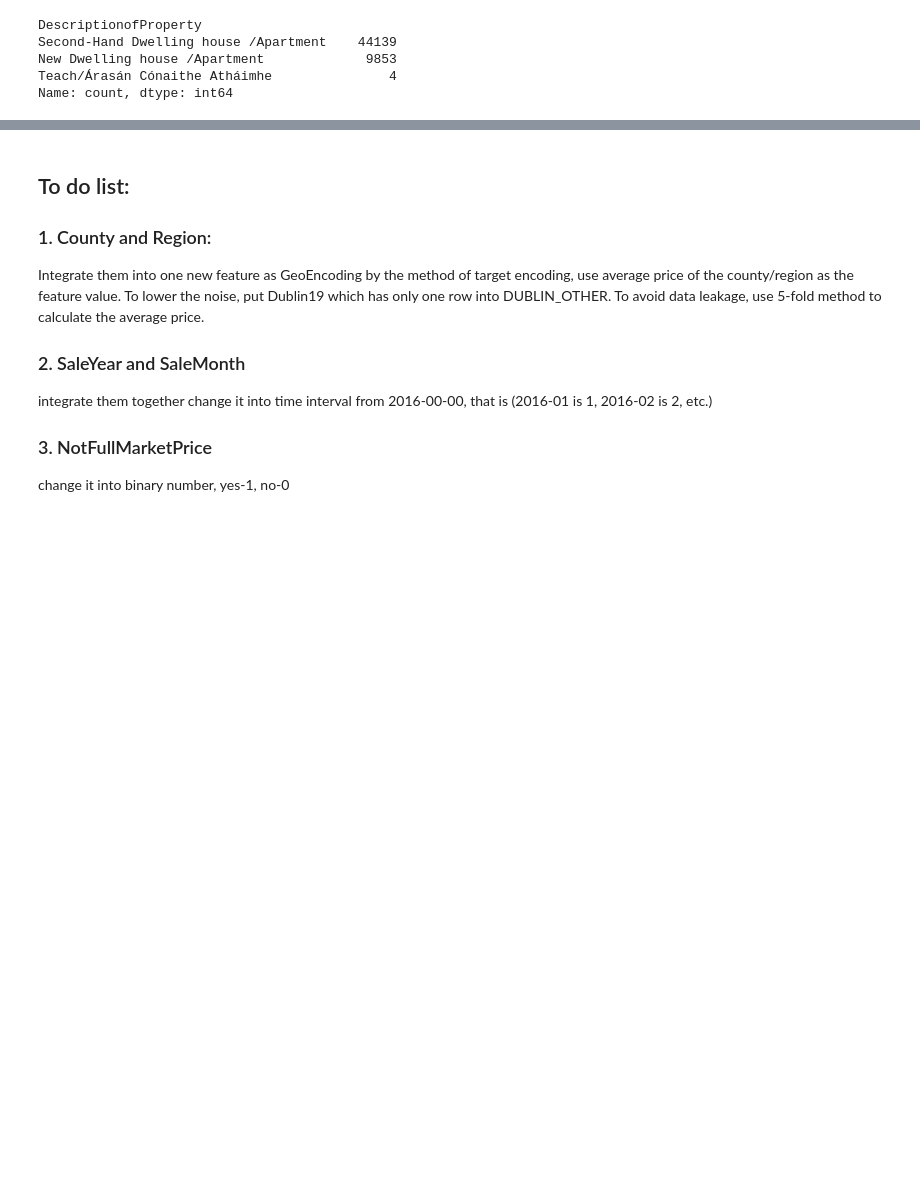
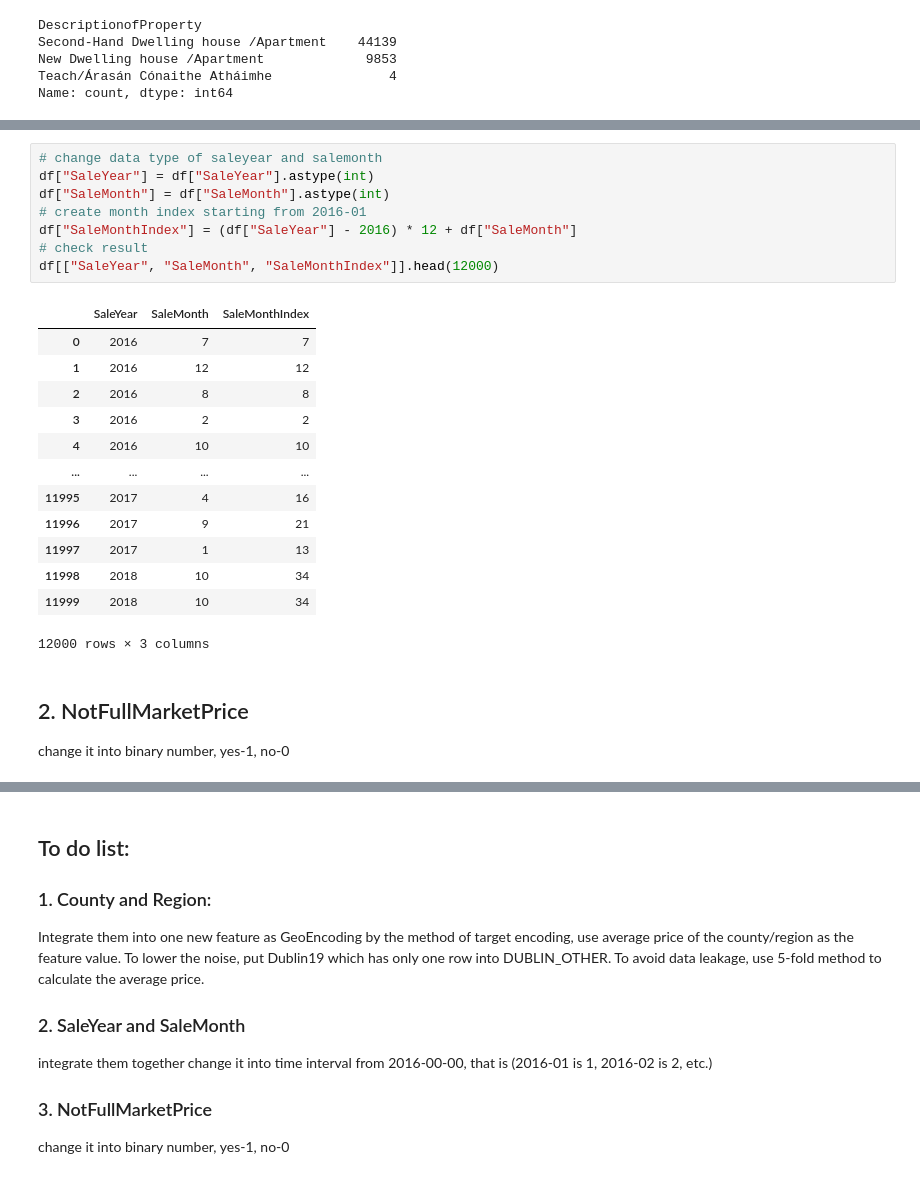
Before and after one commit to wuxiaoli-ucd/Data-Analytics, a Jupyter notebook: feature_paring.ipynb, the cells around one changed output, grey strips where cells are left out. Saved outputs shown, nothing was run; the diff lists cells and outputs as text; blank space fills up the shorter version.

```diff
--- a/feature_paring.ipynb
+++ b/feature_paring.ipynb
@@ -258,0 +263,25 @@ Name: count, dtype: int64
+# %%
+# change data type of saleyear and salemonth
+df["SaleYear"] = df["SaleYear"].astype(int)
+df["SaleMonth"] = df["SaleMonth"].astype(int)
+# create month index starting from 2016-01
+df["SaleMonthIndex"] = (df["SaleYear"] - 2016) * 12 + df["SaleMonth"]
+# check result
+df[["SaleYear", "SaleMonth", "SaleMonthIndex"]].head(12000)
+# %% [output]
+|  | SaleYear | SaleMonth | SaleMonthIndex |
+| 0 | 2016 | 7 | 7 |
+| 1 | 2016 | 12 | 12 |
+| 2 | 2016 | 8 | 8 |
+| 3 | 2016 | 2 | 2 |
+| 4 | 2016 | 10 | 10 |
+| ... | ... | ... | ... |
+| 11995 | 2017 | 4 | 16 |
+| 11996 | 2017 | 9 | 21 |
+| 11997 | 2017 | 1 | 13 |
+| 11998 | 2018 | 10 | 34 |
+| 11999 | 2018 | 10 | 34 |
+12000 rows × 3 columns
+# %% [markdown]
+## 2. NotFullMarketPrice
+change it into binary number, yes-1, no-0
```
Also changed, not shown: parts of 10 cells of this notebook.
